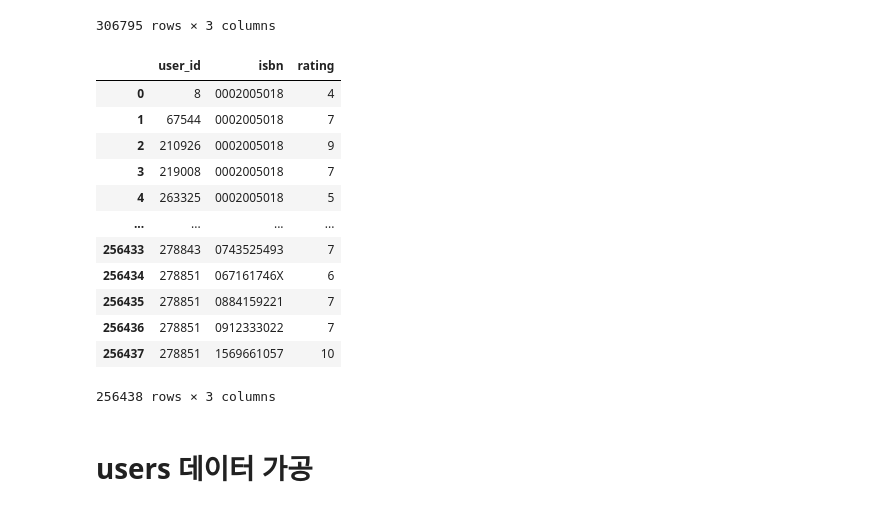
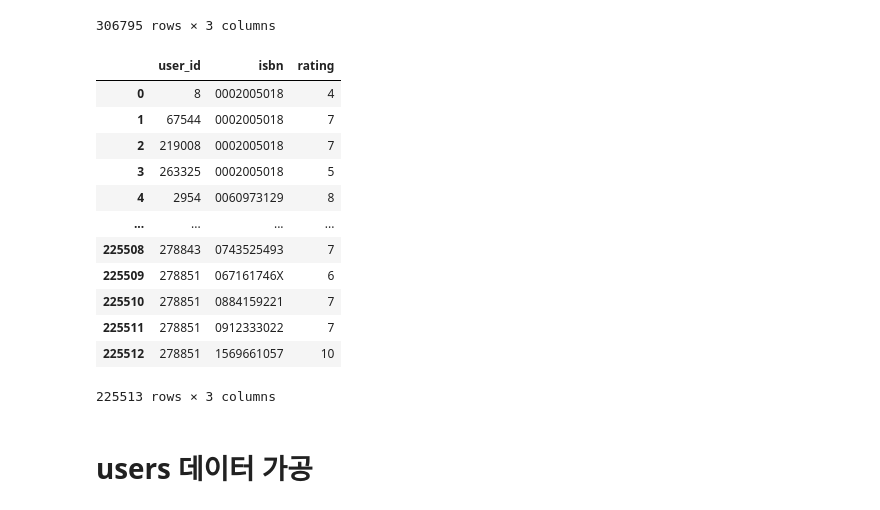
Before and after one commit to boostcampaitech4recsys1/level1_bookratingprediction_recsys-level1-recsys-02, a Jupyter notebook: wonjun/pre_newcsv.ipynb, the cells around one changed output. Saved outputs shown, nothing was run; the diff lists cells and outputs as text; code cells hidden in the pictures.

```diff
--- a/wonjun/pre_newcsv.ipynb
+++ b/wonjun/pre_newcsv.ipynb
@@ -128,22 +128,22 @@ train
 # %%
 user_count = train.groupby('user_id').count()['isbn'].to_dict() # user_id 항목별로 묶을 건데, isbn의 수를 세자 즉, 한 유저가 평가한 isbn 수?
 for i in range(len(train)):
     train.at[i, 'count'] = user_count[train['user_id'][i]] # at은 row이름, column 이름으로 해당 데이터에 접근, train에 count라는 값이 생김
-train = train[train['count']>2].reset_index(drop=True)
+train = train[train['count']>5].reset_index(drop=True)
 train = train.drop("count", axis=1)
 train # 272178 x 3 그니까 306795에서 3만개가 줄었음 1개만 평가한 놈들 삭제
 # %% [output]
 |  | user_id | isbn | rating |
 | 0 | 8 | 0002005018 | 4 |
 | 1 | 67544 | 0002005018 | 7 |
-| 2 | 210926 | 0002005018 | 9 |
-| 3 | 219008 | 0002005018 | 7 |
-| 4 | 263325 | 0002005018 | 5 |
+| 2 | 219008 | 0002005018 | 7 |
+| 3 | 263325 | 0002005018 | 5 |
+| 4 | 2954 | 0060973129 | 8 |
 | ... | ... | ... | ... |
-| 256433 | 278843 | 0743525493 | 7 |
-| 256434 | 278851 | 067161746X | 6 |
-| 256435 | 278851 | 0884159221 | 7 |
-| 256436 | 278851 | 0912333022 | 7 |
-| 256437 | 278851 | 1569661057 | 10 |
+| 225508 | 278843 | 0743525493 | 7 |
+| 225509 | 278851 | 067161746X | 6 |
+| 225510 | 278851 | 0884159221 | 7 |
+| 225511 | 278851 | 0912333022 | 7 |
+| 225512 | 278851 | 1569661057 | 10 |
-256438 rows × 3 columns
+225513 rows × 3 columns
 # %%
```
Also changed, not shown: parts of 2 cells of this notebook, 2 other files.
